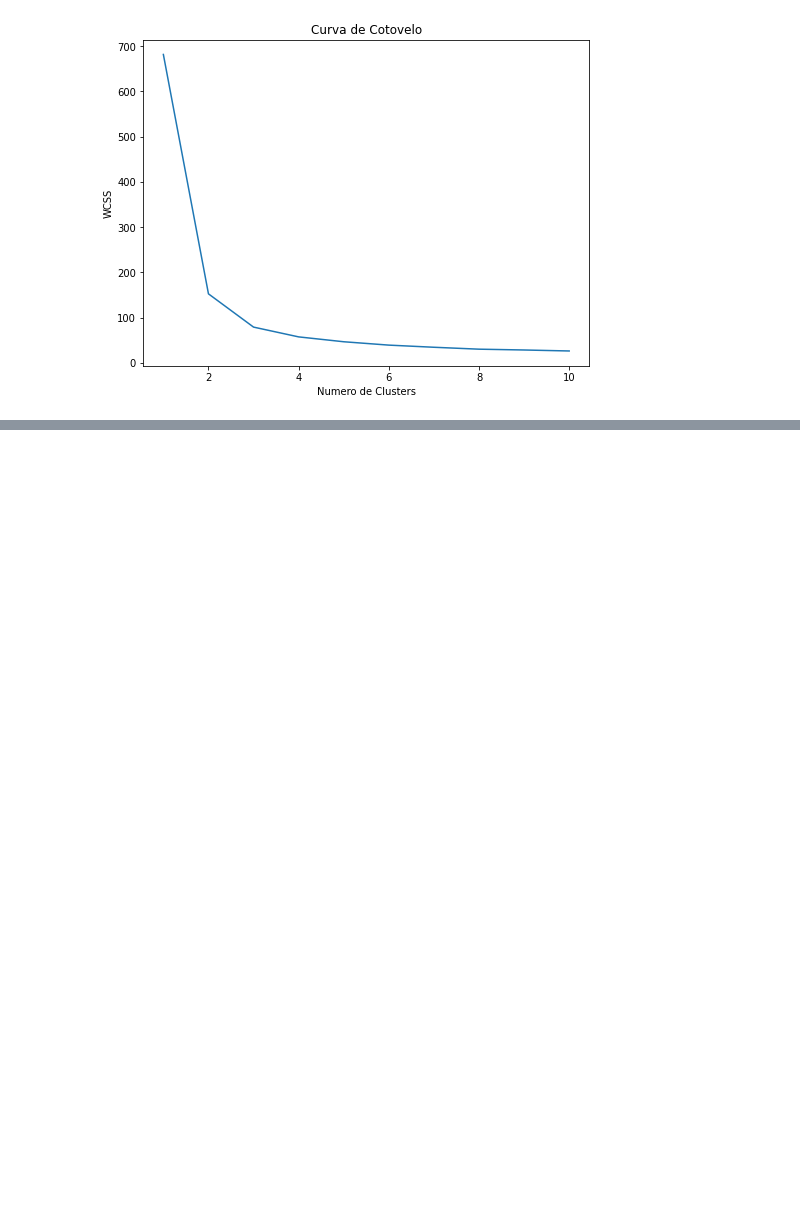
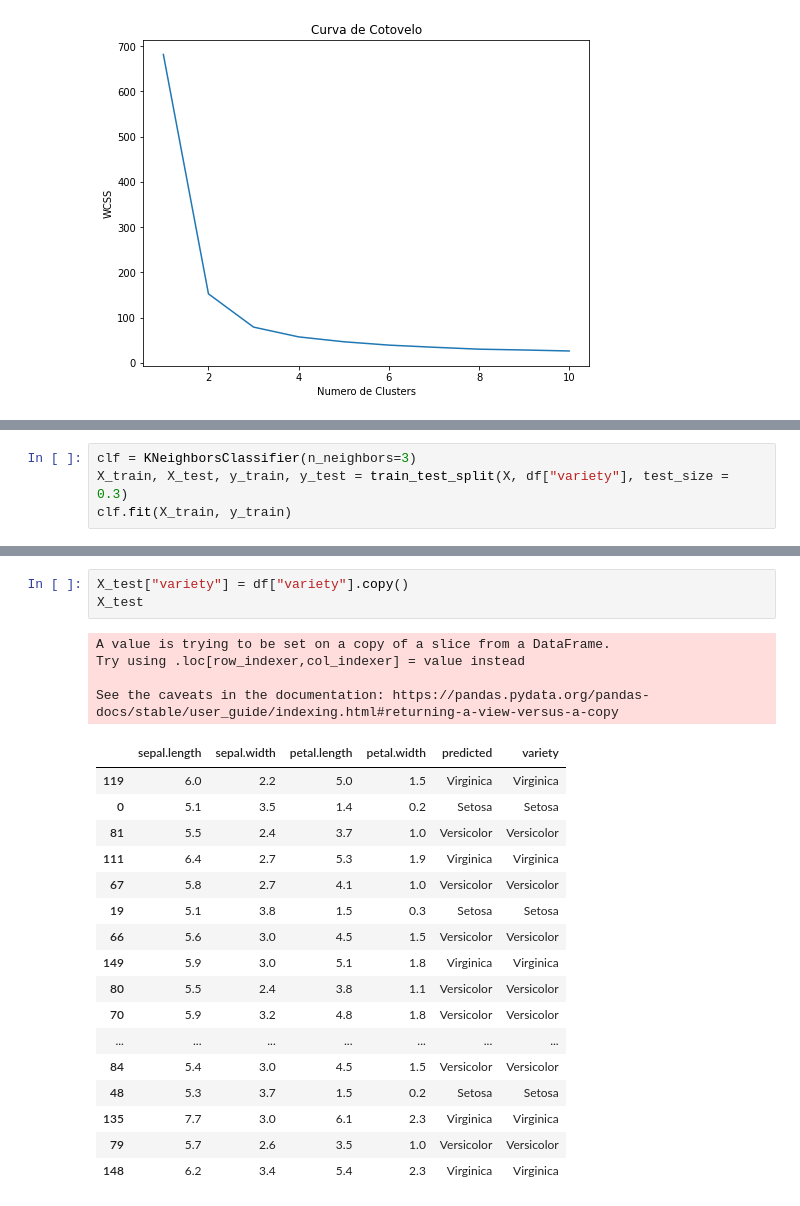
Before and after one commit to rafhaelom/Machine_Learning, a Jupyter notebook: Cluster_KMeans_Iris.ipynb, the cells around one changed output, grey strips where cells are left out. Cells and saved outputs as stored; diff of their text form; blank space fills up the shorter version.

```diff
--- a/Cluster_KMeans_Iris.ipynb
+++ b/Cluster_KMeans_Iris.ipynb
@@ -364,0 +513,4 @@ plt.show()
+# %%
+clf = KNeighborsClassifier(n_neighbors=3)
+X_train, X_test, y_train, y_test = train_test_split(X, df["variety"], test_size = 0.3)
+clf.fit(X_train, y_train)
@@ -364,0 +547,25 @@ plt.show()
+# %%
+X_test["variety"] = df["variety"].copy()
+X_test
+# %% [output]
+A value is trying to be set on a copy of a slice from a DataFrame.
+Try using .loc[row_indexer,col_indexer] = value instead
+
+See the caveats in the documentation: https://pandas.pydata.org/pandas-docs/stable/user_guide/indexing.html#returning-a-view-versus-a-copy
+|  | sepal.length | sepal.width | petal.length | petal.width | predicted | variety |
+| 119 | 6.0 | 2.2 | 5.0 | 1.5 | Virginica | Virginica |
+| 0 | 5.1 | 3.5 | 1.4 | 0.2 | Setosa | Setosa |
+| 81 | 5.5 | 2.4 | 3.7 | 1.0 | Versicolor | Versicolor |
+| 111 | 6.4 | 2.7 | 5.3 | 1.9 | Virginica | Virginica |
+| 67 | 5.8 | 2.7 | 4.1 | 1.0 | Versicolor | Versicolor |
+| 19 | 5.1 | 3.8 | 1.5 | 0.3 | Setosa | Setosa |
+| 66 | 5.6 | 3.0 | 4.5 | 1.5 | Versicolor | Versicolor |
+| 149 | 5.9 | 3.0 | 5.1 | 1.8 | Virginica | Virginica |
+| 80 | 5.5 | 2.4 | 3.8 | 1.1 | Versicolor | Versicolor |
+| 70 | 5.9 | 3.2 | 4.8 | 1.8 | Versicolor | Versicolor |
+| ... | ... | ... | ... | ... | ... | ... |
+| 84 | 5.4 | 3.0 | 4.5 | 1.5 | Versicolor | Versicolor |
+| 48 | 5.3 | 3.7 | 1.5 | 0.2 | Setosa | Setosa |
+| 135 | 7.7 | 3.0 | 6.1 | 2.3 | Virginica | Virginica |
+| 79 | 5.7 | 2.6 | 3.5 | 1.0 | Versicolor | Versicolor |
+| 148 | 6.2 | 3.4 | 5.4 | 2.3 | Virginica | Virginica |
```
Also changed, not shown: parts of 23 cells of this notebook.
